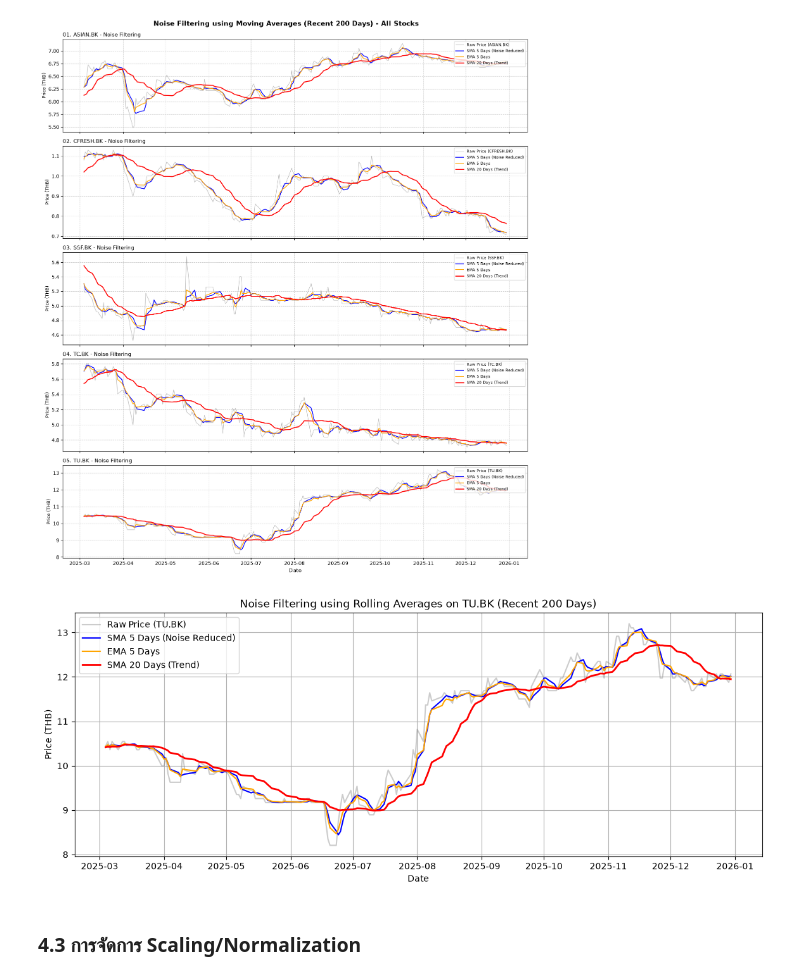
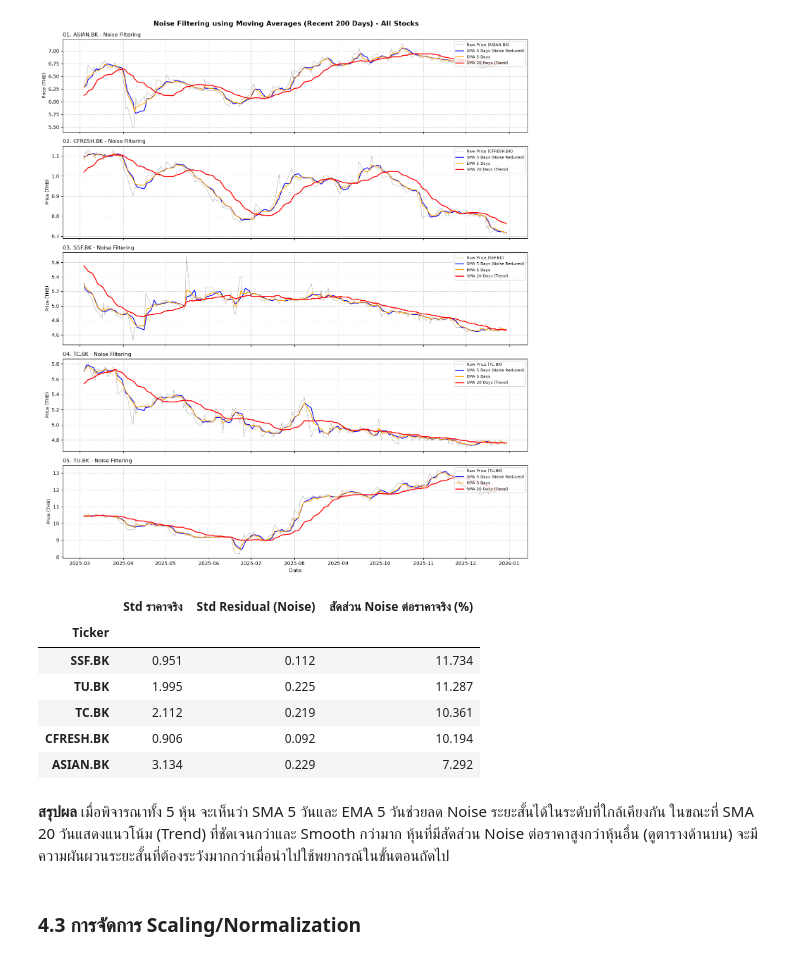
Before and after one commit to kkshaolin/TimeSeriesForecastingModels, a Jupyter notebook: main.ipynb, the cells around one changed output. Saved outputs shown, nothing was run; the diff lists cells and outputs as text; code cells hidden in the pictures.

```diff
--- a/main.ipynb
+++ b/main.ipynb
@@ -327,52 +327,34 @@ plt.tight_layout()
 plt.show()
 # %% [output]
 [figure]
-# %%
-# คำนวณ Simple Moving Average (SMA) และ Exponential Moving Average (EMA) เพื่อลด Noise
-target_stock = "TU.BK"
-noise_df = pd.DataFrame(index=df.index)
-noise_df["Raw"] = df[target_stock]
-noise_df["SMA_5D"] = df[target_stock].rolling(window=5).mean()
-noise_df["EMA_5D"] = df[target_stock].ewm(span=5, adjust=False).mean()
-noise_df["SMA_20D"] = df[target_stock].rolling(window=20).mean()
-
-# พล็อตกราฟเปรียบเทียบข้อมูลดิบกับสัญญาณที่กรอง Noise แล้ว
-plt.figure(figsize=(14, 5))
-plt.plot(
-    noise_df.index[-200:],
-    noise_df["Raw"][-200:],
-    label="Raw Price (TU.BK)",
-    alpha=0.4,
-    color="gray",
-)
-plt.plot(
-    noise_df.index[-200:],
-    noise_df["SMA_5D"][-200:],
-    label="SMA 5 Days (Noise Reduced)",
-    color="blue",
-    linewidth=1.5,
-)
-plt.plot(
-    noise_df.index[-200:],
-    noise_df["EMA_5D"][-200:],
-    label="EMA 5 Days",
-    color="orange",
-    linewidth=1.5,
-)
-plt.plot(
-    noise_df.index[-200:],
-    noise_df["SMA_20D"][-200:],
-    label="SMA 20 Days (Trend)",
-    color="red",
-    linewidth=2,
-)
-plt.title("Noise Filtering using Rolling Averages on TU.BK (Recent 200 Days)")
-plt.xlabel("Date")
-plt.ylabel("Price (THB)")
-plt.legend()
-plt.show()
-# %% [output]
-[figure, removed]
+# %%
+# สรุปเปรียบเทียบระดับ Noise ของหุ้นทั้ง 5 ตัว
+# วัดจาก Std ของ Residual (ราคาจริง - SMA 5 วัน) เทียบกับ Std ของราคาจริง
+noise_summary = []
+for ticker in tickers:
+    raw = df[ticker]
+    sma_5 = df[ticker].rolling(window=5).mean()
+    residual = (raw - sma_5).dropna()
+
+    noise_summary.append({
+        "Ticker": ticker,
+        "Std ราคาจริง": raw.std(),
+        "Std Residual (Noise)": residual.std(),
+        "สัดส่วน Noise ต่อราคาจริง (%)": residual.std() / raw.std() * 100,
+    })
+
+noise_summary_df = pd.DataFrame(noise_summary).set_index("Ticker").round(3)
+noise_summary_df.sort_values("สัดส่วน Noise ต่อราคาจริง (%)", ascending=False)
+# %% [output]
+|  | Std ราคาจริง | Std Residual (Noise) | สัดส่วน Noise ต่อราคาจริง (%) |
+| Ticker |  |  |  |
+| SSF.BK | 0.951 | 0.112 | 11.734 |
+| TU.BK | 1.995 | 0.225 | 11.287 |
+| TC.BK | 2.112 | 0.219 | 10.361 |
+| CFRESH.BK | 0.906 | 0.092 | 10.194 |
+| ASIAN.BK | 3.134 | 0.229 | 7.292 |
+# %% [markdown]
+**สรุปผล** เมื่อพิจารณาทั้ง 5 หุ้น จะเห็นว่า SMA 5 วันและ EMA 5 วันช่วยลด Noise ระยะสั้นได้ในระดับที่ใกล้เคียงกัน ในขณะที่ SMA 20 วันแสดงแนวโน้ม (Trend) ที่ชัดเจนกว่าและ Smooth กว่ามาก หุ้นที่มีสัดส่วน Noise ต่อราคาสูงกว่าหุ้นอื่น (ดูตารางด้านบน) จะมีความผันผวนระยะสั้นที่ต้องระวังมากกว่าเมื่อนำไปใช้พยากรณ์ในขั้นตอนถัดไป
 # %% [markdown]
 ### 4.3 การจัดการ Scaling/Normalization
 # %%
```
Also changed, not shown: parts of 3 cells of this notebook.
